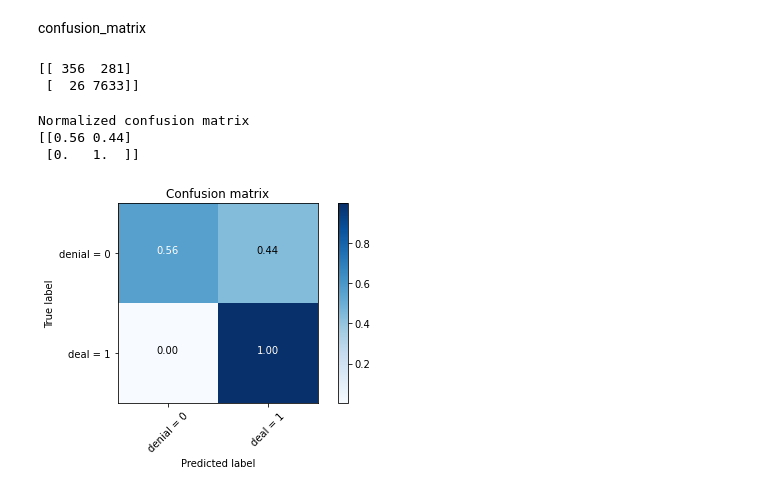
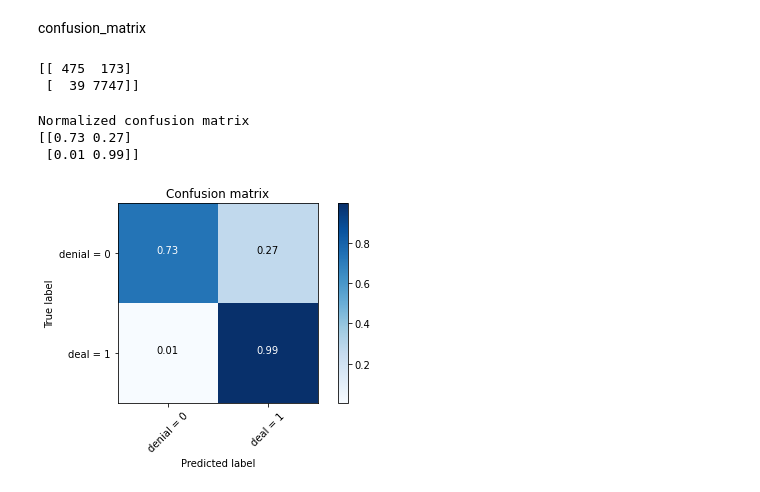
Before and after one commit to HassanSamkari/Applied-Data-Science-Capstone, a Jupyter notebook: Capstone Project.ipynb, the cells around one changed output. Cells and saved outputs as stored; diff of their text form; code cells hidden in the pictures.

```diff
--- a/Capstone Project.ipynb
+++ b/Capstone Project.ipynb
@@ -128,6 +130,6 @@ since the goal is to predicte demand for next 3 weeks, the dataset split train(0
 # %%
-train_sales = sales.loc[sales['date_number'] <= 71].reset_index(drop=True)
-test_sales = sales.loc[sales['date_number'] >= 72].reset_index(drop=True)
+train_sales = sales[sales['date_number'] <= s].reset_index(drop=True)
+test_sales  = sales[sales['date_number'] >= s].reset_index(drop=True)
 # %%
 print(train_sales.shape)
 train_sales.head()
@@ -190,7 +201,7 @@ product_sales_final.head()
 # %% [markdown]
 Load positions data
 # %%
-positions = pd.read_csv('/positions.csv')
+positions = pd.read_csv('/content/positions.csv')
 print("shape:",positions.shape)
 positions.head()
 # %% [output]
@@ -625,0 +668,4 @@ Total number of denial product is  382
+# %%
+from sklearn import svm
+clf = svm.SVC(kernel='linear')
+clf.fit(X_train, y_train)
@@ -625,0 +677,3 @@ Total number of denial product is  382
+# %%
+yhat = clf.predict(X_test)
+yhat [0:5]
@@ -663,21 +724,21 @@ def plot_confusion_matrix(cm, classes,
     plt.tight_layout()
     plt.ylabel('True label')
     plt.xlabel('Predicted label')
-print(confusion_matrix(y_test, LR_yhat, labels=['denial','deal']))
+print(confusion_matrix(y_test, yhat, labels=['denial','deal']))
 # %% [output]
-[[ 356  281]
- [  26 7633]]
+[[ 475  173]
+ [  39 7747]]
 # %%
 # Compute confusion matrix
-cnf_matrix = confusion_matrix(y_test, LR_yhat, labels=['denial','deal'])
+cnf_matrix = confusion_matrix(y_test, yhat, labels=['denial','deal'])
 np.set_printoptions(precision=2)
 
 
 # Plot non-normalized confusion matrix
 plt.figure()
 plot_confusion_matrix(cnf_matrix, classes=['denial = 0','deal = 1'],normalize= True,  title='Confusion matrix')
 # %% [output]
 Normalized confusion matrix
-[[0.56 0.44]
- [0.   1.  ]]
+[[0.73 0.27]
+ [0.01 0.99]]
-[figure, old version]
+[figure, new version]
```
Also changed, not shown: parts of 27 cells of this notebook.
